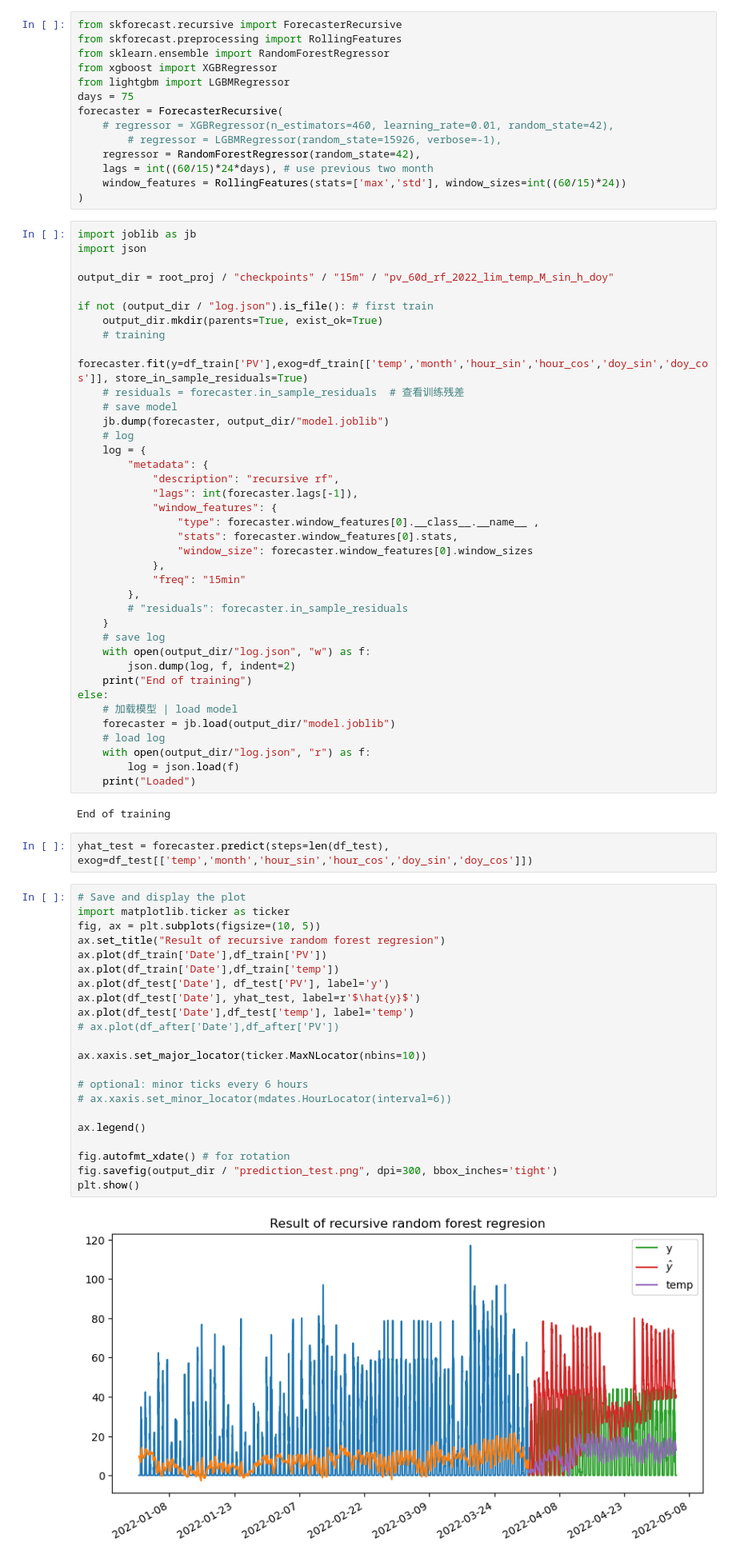
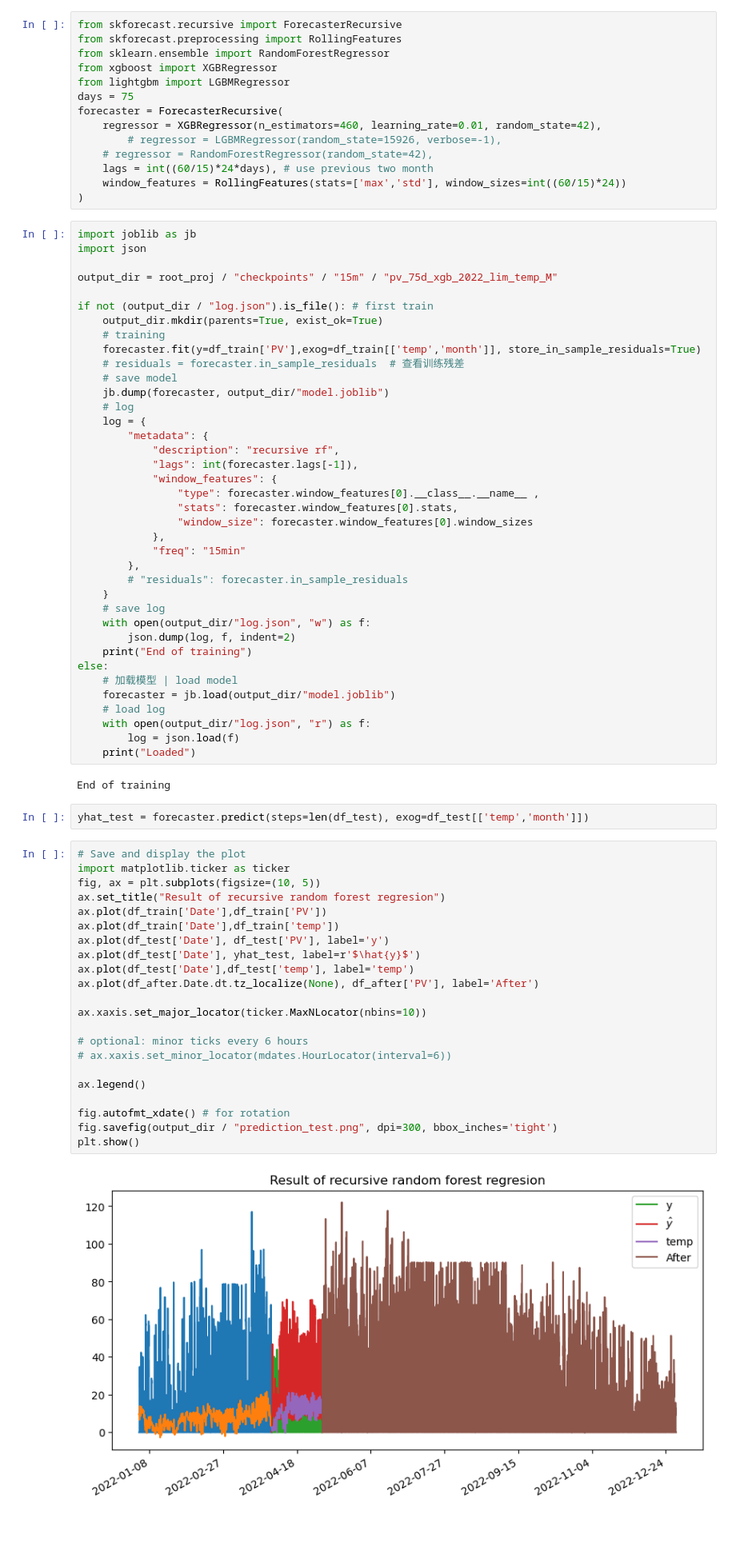
Before and after one commit to SpongeStark/Pre-PhD, a Jupyter notebook: demo/train_naive_PV_2022.ipynb, the cells around one changed output. Shown at 80% size. Cells and saved outputs as stored; diff of their text form; blank space fills up the shorter version.

Commit message:
xgboost train limit 2022

```diff
--- a/demo/train_naive_PV_2022.ipynb
+++ b/demo/train_naive_PV_2022.ipynb
@@ -199,9 +199,9 @@ from xgboost import XGBRegressor
 from lightgbm import LGBMRegressor
 days = 75
 forecaster = ForecasterRecursive(
-    # regressor = XGBRegressor(n_estimators=460, learning_rate=0.01, random_state=42),
+    regressor = XGBRegressor(n_estimators=460, learning_rate=0.01, random_state=42),
         # regressor = LGBMRegressor(random_state=15926, verbose=-1),
-    regressor = RandomForestRegressor(random_state=42),
+    # regressor = RandomForestRegressor(random_state=42),
     lags = int((60/15)*24*days), # use previous two month
     window_features = RollingFeatures(stats=['max','std'], window_sizes=int((60/15)*24))
 )
@@ -209,12 +209,12 @@ forecaster = ForecasterRecursive(
 import joblib as jb
 import json
 
-output_dir = root_proj / "checkpoints" / "15m" / "pv_60d_rf_2022_lim_temp_M_sin_h_doy"
+output_dir = root_proj / "checkpoints" / "15m" / "pv_75d_xgb_2022_lim_temp_M"
 
 if not (output_dir / "log.json").is_file(): # first train
     output_dir.mkdir(parents=True, exist_ok=True)
     # training
-    forecaster.fit(y=df_train['PV'],exog=df_train[['temp','month','hour_sin','hour_cos','doy_sin','doy_cos']], store_in_sample_residuals=True)
+    forecaster.fit(y=df_train['PV'],exog=df_train[['temp','month']], store_in_sample_residuals=True)
     # residuals = forecaster.in_sample_residuals  # 查看训练残差
     # save model
     jb.dump(forecaster, output_dir/"model.joblib")
@@ -246,31 +246,31 @@ else:
 # %% [output]
 End of training
 # %%
-yhat_test = forecaster.predict(steps=len(df_test), exog=df_test[['temp','month','hour_sin','hour_cos','doy_sin','doy_cos']])
+yhat_test = forecaster.predict(steps=len(df_test), exog=df_test[['temp','month']])
 # %%
 # Save and display the plot
 import matplotlib.ticker as ticker
 fig, ax = plt.subplots(figsize=(10, 5))
 ax.set_title("Result of recursive random forest regresion")
 ax.plot(df_train['Date'],df_train['PV'])
 ax.plot(df_train['Date'],df_train['temp'])
 ax.plot(df_test['Date'], df_test['PV'], label='y')
 ax.plot(df_test['Date'], yhat_test, label=r'$\hat{y}$')
 ax.plot(df_test['Date'],df_test['temp'], label='temp')
-# ax.plot(df_after['Date'],df_after['PV'])
+ax.plot(df_after.Date.dt.tz_localize(None), df_after['PV'], label='After')
 
 ax.xaxis.set_major_locator(ticker.MaxNLocator(nbins=10))
 
 # optional: minor ticks every 6 hours
 # ax.xaxis.set_minor_locator(mdates.HourLocator(interval=6))
 
 ax.legend()
 
 fig.autofmt_xdate() # for rotation
 fig.savefig(output_dir / "prediction_test.png", dpi=300, bbox_inches='tight')
 plt.show()
 # %% [output]
-[figure, old version]
+[figure, new version]
 # %%
 fig, ax = plt.subplots(figsize=(10, 5))
 ax.set_title("Result of recursive random forest regresion")
```
Also changed, not shown: parts of 1 cell of this notebook.
